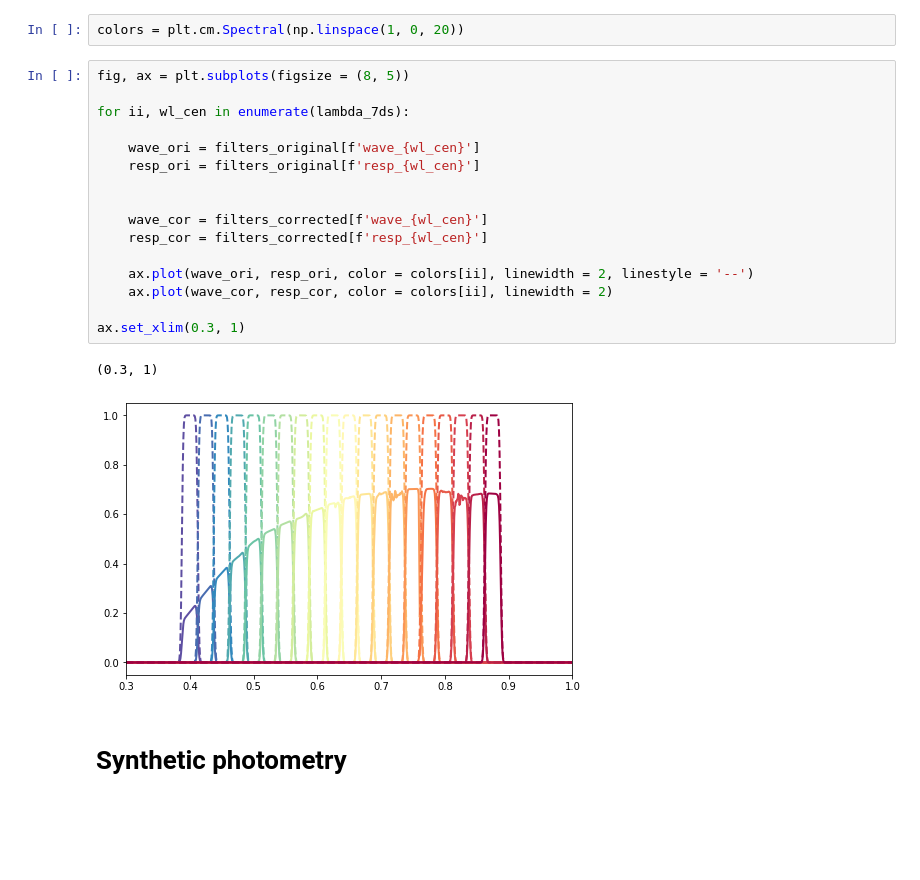
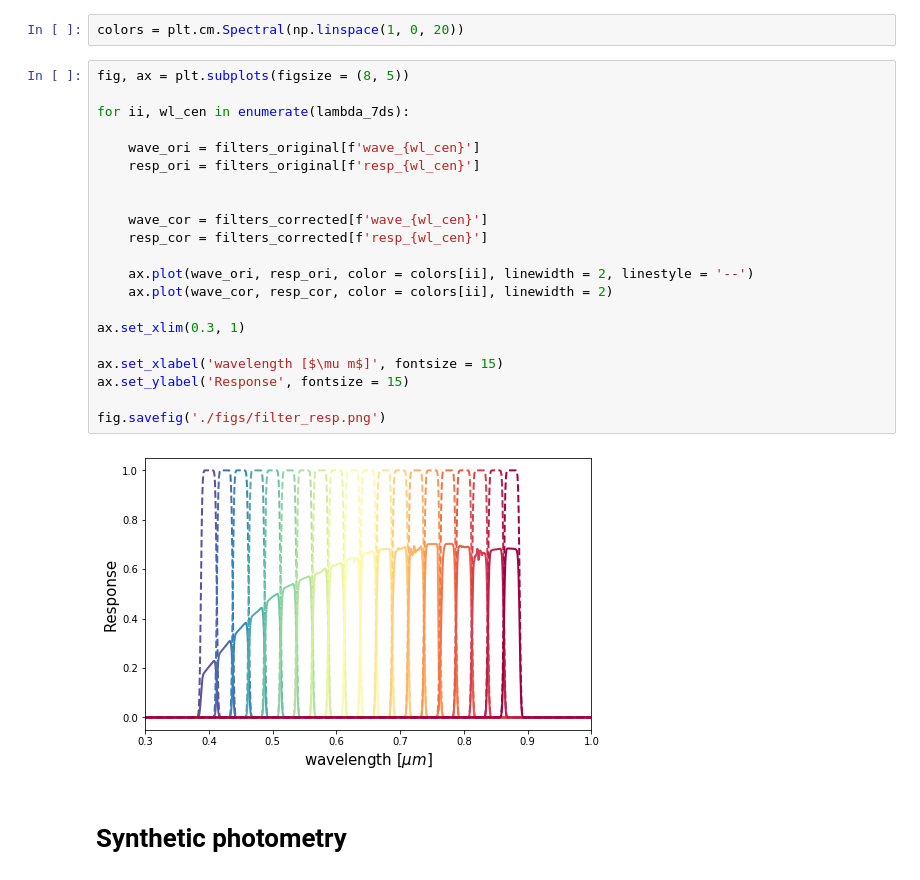
Before and after one commit to eunheeko/7DS-Forecast, a Jupyter notebook: synthetic_photometry.ipynb, the cells around one changed output. Saved outputs shown, nothing was run; the diff lists cells and outputs as text; blank space fills up the shorter version.

```diff
--- a/synthetic_photometry.ipynb
+++ b/synthetic_photometry.ipynb
@@ -135,22 +135,26 @@ colors = plt.cm.Spectral(np.linspace(1, 0, 20))
 # %%
 fig, ax = plt.subplots(figsize = (8, 5))
 
 for ii, wl_cen in enumerate(lambda_7ds):
 
     wave_ori = filters_original[f'wave_{wl_cen}']
     resp_ori = filters_original[f'resp_{wl_cen}']
 
 
     wave_cor = filters_corrected[f'wave_{wl_cen}']
     resp_cor = filters_corrected[f'resp_{wl_cen}']
 
     ax.plot(wave_ori, resp_ori, color = colors[ii], linewidth = 2, linestyle = '--')
     ax.plot(wave_cor, resp_cor, color = colors[ii], linewidth = 2)
 
 ax.set_xlim(0.3, 1)
+
+ax.set_xlabel('wavelength [$\mu m$]', fontsize = 15)
+ax.set_ylabel('Response', fontsize = 15)
+
+fig.savefig('./figs/filter_resp.png')
 # %% [output]
-(0.3, 1)
-[figure, old version]
+[figure, new version]
 # %% [markdown]
 # Synthetic photometry
 # %%
```
Also changed, not shown: parts of 3 cells of this notebook.
